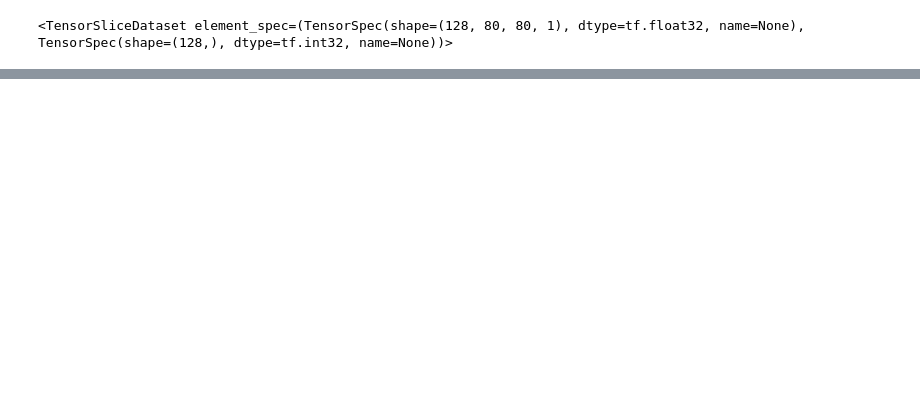
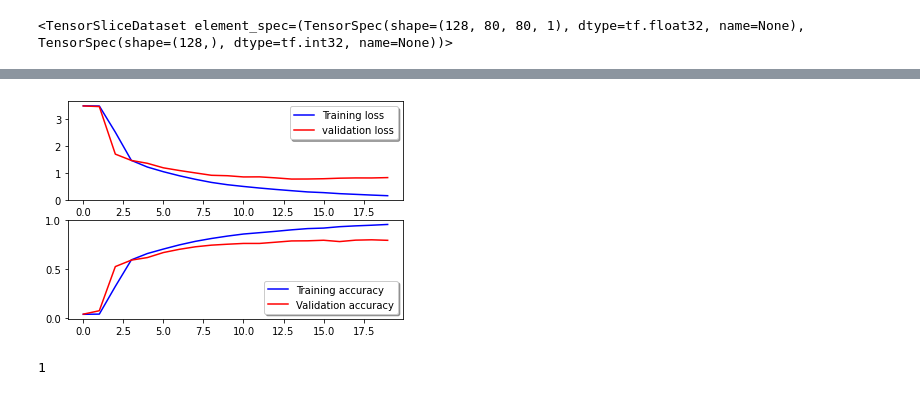
Before and after one commit to dumperize/letters_cv, a Jupyter notebook: index.ipynb, the cells around one changed output, grey strips where cells are left out. Drawn from its saved outputs; the diff is of its cells as text; code cells hidden in the pictures; blank space fills up the shorter version.

```diff
--- a/index.ipynb
+++ b/index.ipynb
@@ -259,7 +265,7 @@ Trainable params: 3,326,849
 Non-trainable params: 0
 _________________________________________________________________
 # %%
-loss = tf.keras.losses.SparseCategoricalCrossentropy(from_logits=True)
+loss = tf.keras.losses.CategoricalCrossentropy(from_logits=True)
 model.compile(
     optimizer='adam',
     loss=loss,
@@ -267,8 +273,8 @@ model.compile(
 )
 # %%
 history = model.fit(
-    train_ds_center,
-    validation_data = val_ds_center,
-    epochs = 1
+    training_gen,
+    validation_data = validation_gen,
+    epochs = 20
 )
 # %% [output]
@@ -288,0 +298,11 @@ model.evaluate(val_ds_center)
+# %%
+fig, ax = plt.subplots(2,1)
+ax[0].plot(history.history['loss'], color='b', label="Training loss")
+ax[0].plot(history.history['val_loss'], color='r', label="validation loss",axes =ax[0])
+legend = ax[0].legend(loc='best', shadow=True)
+
+ax[1].plot(history.history['accuracy'], color='b', label="Training accuracy")
+ax[1].plot(history.history['val_accuracy'], color='r',label="Validation accuracy")
+legend = ax[1].legend(loc='best', shadow=True)
+# %% [output]
+[figure, added]
@@ -288,0 +311,4 @@ model.evaluate(val_ds_center)
+# %%
+np.argmax(predict[0])
+# %% [output]
+1
```
Also changed, not shown: parts of 23 cells of this notebook, 8 other files.
